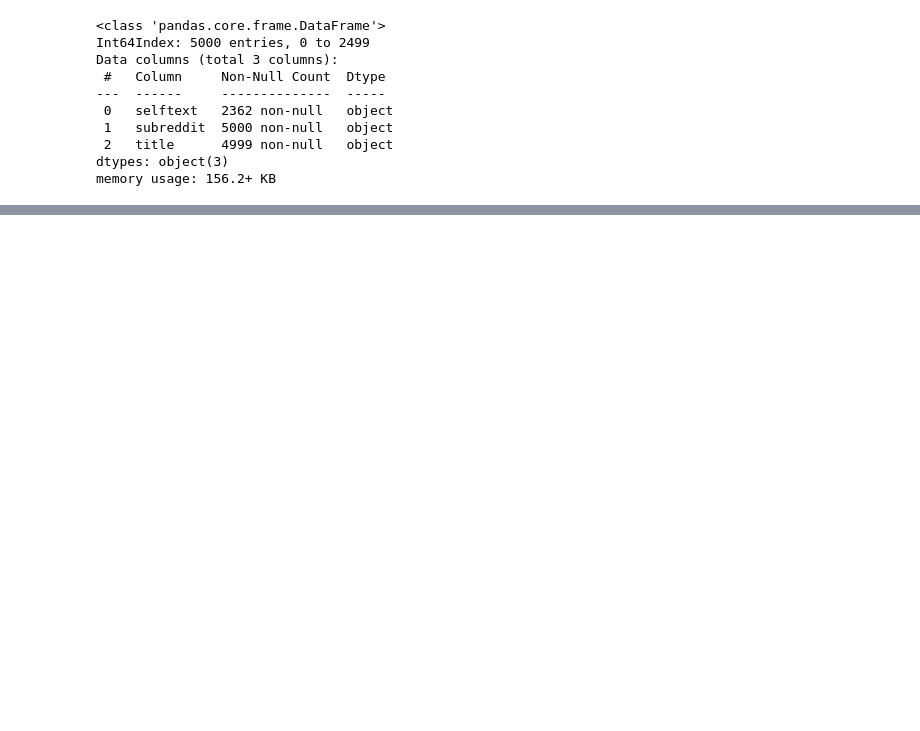
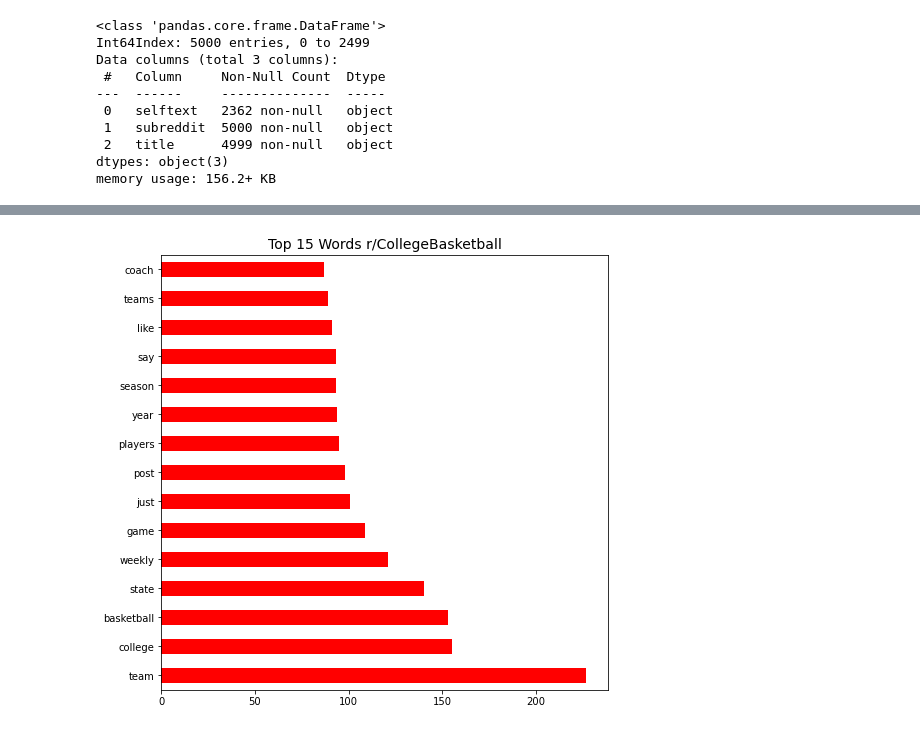
Before and after one commit to anthonyzurke/project-3, a Jupyter notebook: code/Cleaning and EDA.ipynb, the cells around one changed output, grey strips where cells are left out. Drawn from its saved outputs; the diff is of its cells as text; code cells hidden in the pictures; blank space fills up the shorter version.

```diff
--- a/code/Cleaning and EDA.ipynb
+++ b/code/Cleaning and EDA.ipynb
@@ -110,0 +211,7 @@ df.to_csv('../datasets/cfb_cbball', index = False)
+# %%
+bball_15 = df_bball_cvec.sum().sort_values(ascending = False).head(15)
+fig, ax = plt.subplots(figsize = (8, 8))
+bball_15.plot(kind = 'barh', color = 'red')
+ax.set_title('Top 15 Words r/CollegeBasketball', fontsize = 14);
+# %% [output]
+[figure, added]
```
Also changed, not shown: parts of 31 cells of this notebook, 4 other files.
